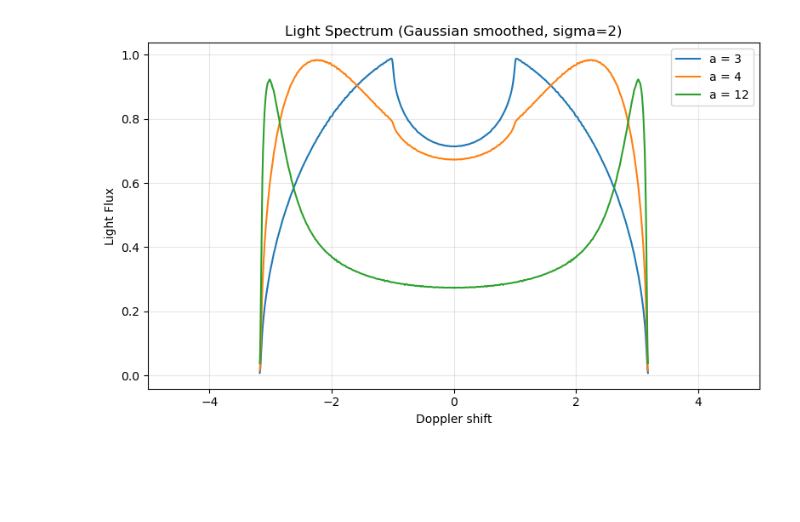
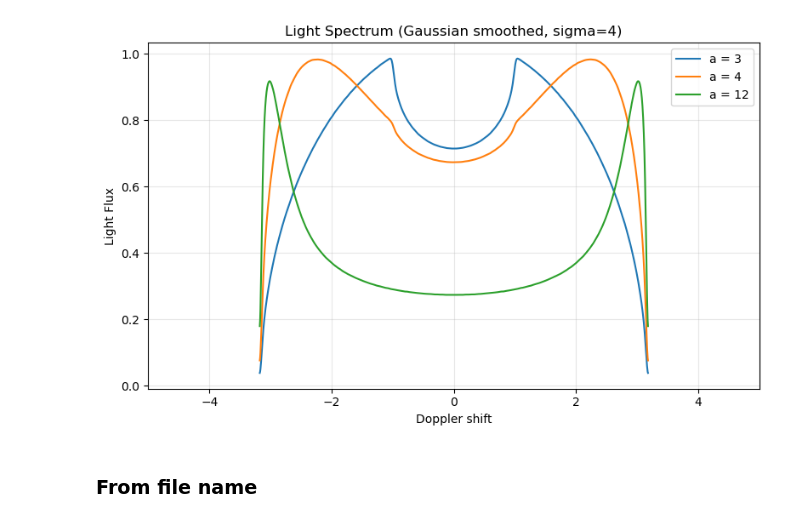
Before and after one commit to o-thorp7/ssp_code_2025, a Jupyter notebook: oli/neater_rob_code.ipynb, the cells around one changed output. Cells and saved outputs as stored; diff of their text form; code cells hidden in the pictures; blank space fills up the shorter version.

```diff
--- a/oli/neater_rob_code.ipynb
+++ b/oli/neater_rob_code.ipynb
@@ -12,7 +14,7 @@ NUM_BINS_SMAK = 400
 SQRT_R_MAX = np.sqrt(R_MAX)
 SQRT_R_MIN = np.sqrt(R_MIN)
 U_MAX = 1/SQRT_R_MIN * 1.005
-OUTPUT_DIR_NAME = "outputs/"
+OUTPUT_DIR_NAME = "outputs/for_slides/"
 
 if not os.path.exists(OUTPUT_DIR_NAME):
     raise Exception("directory not found")
@@ -618,4 +776,6 @@ plot_prof_spec_prof_from_fn("get_intens_a_0.00__sigma_None")
 # %%
-plot_spectrum_list(np.array([3, 4, 12]), get_intens, sigma=2, save_info=False)
+plot_spectrum_list(np.array([3, 4, 12]), get_intens, sigma=4, save_info=False)
 # %% [output]
-[figure, old version]
+[figure, new version]
+# %% [markdown]
+### From file name
```
Also changed, not shown: parts of 28 cells of this notebook, 47 other files.
